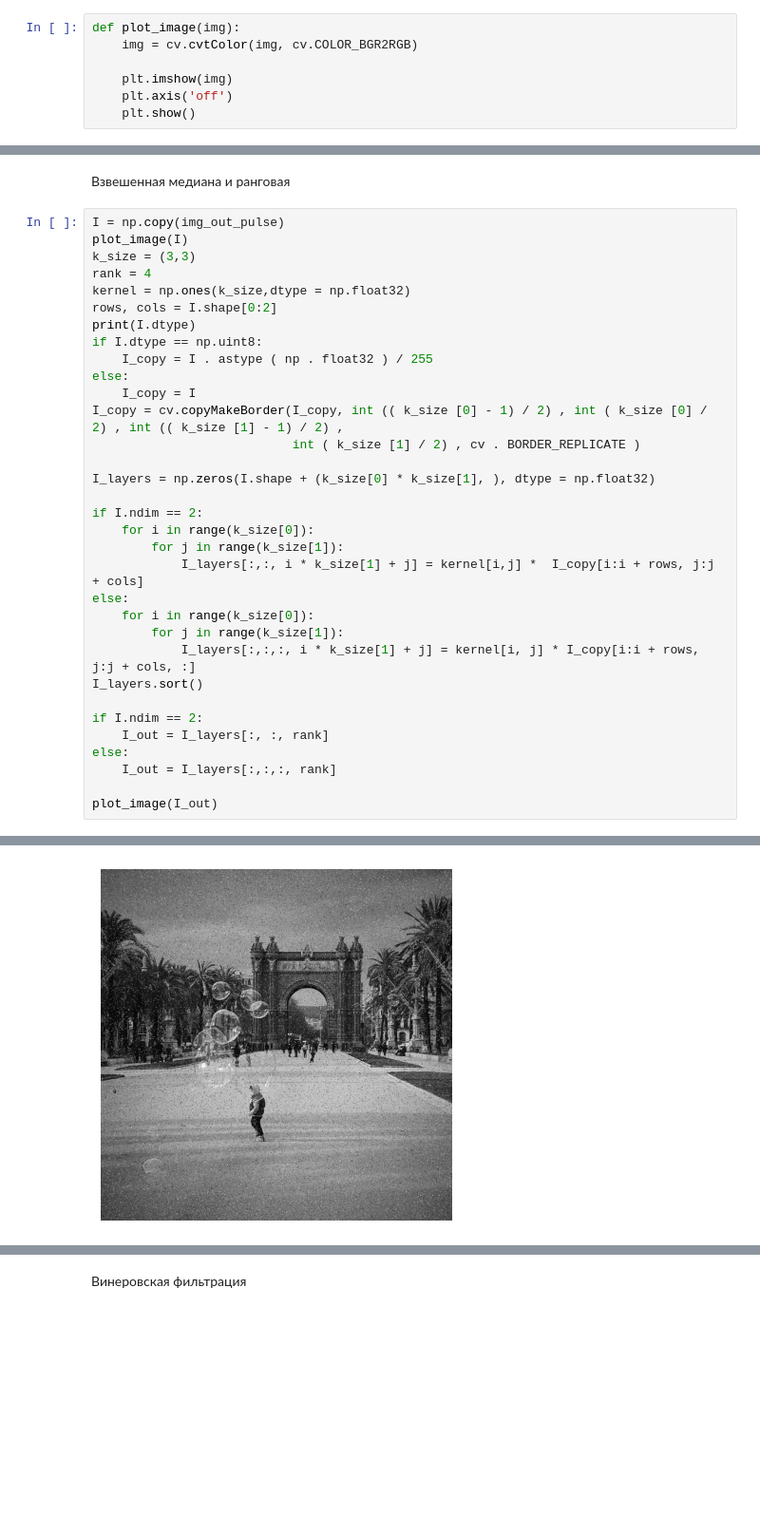
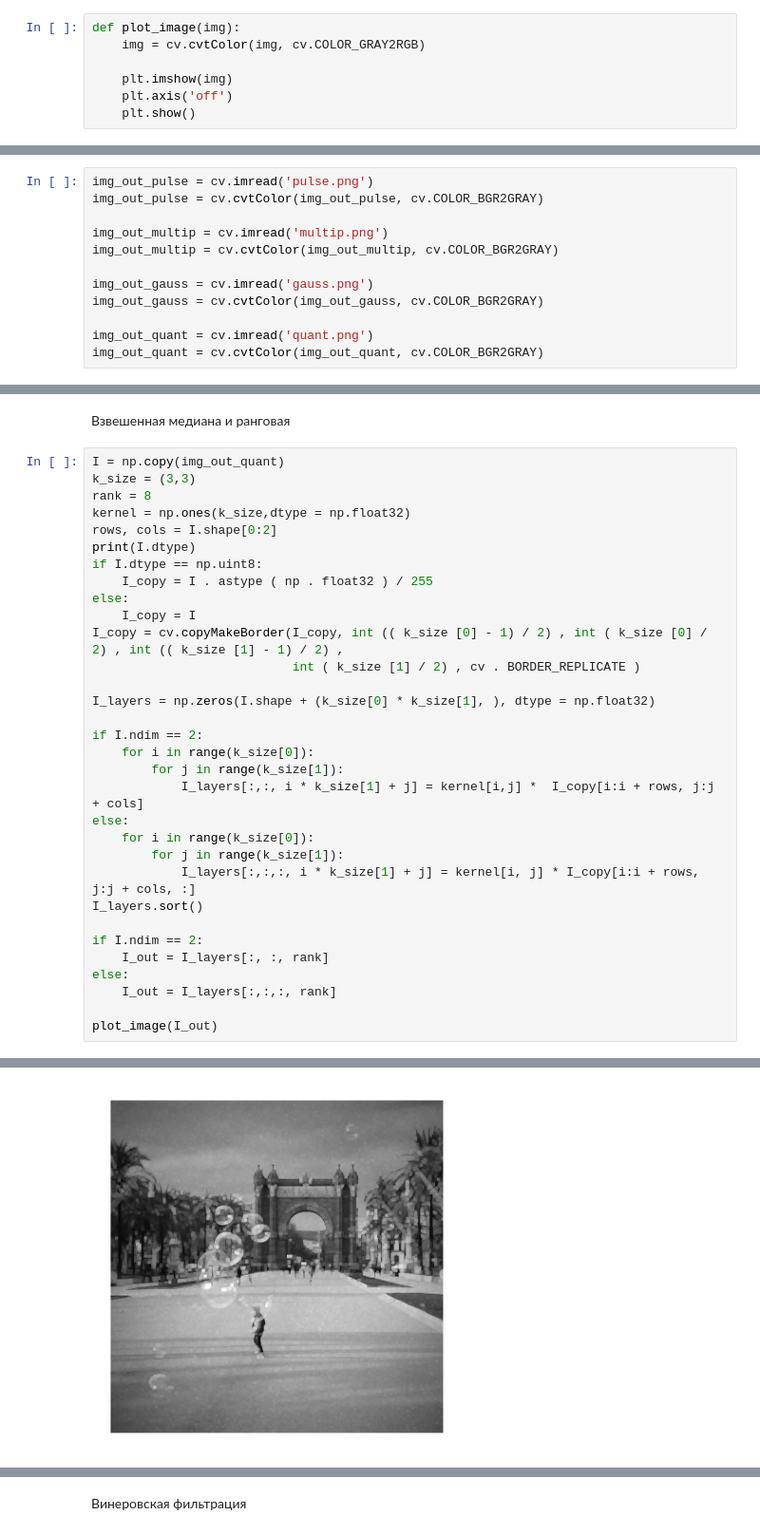
Before and after one commit to TorumEb/cvLabs, a Jupyter notebook: thirdLab/thirdEx.ipynb, the cells around one changed output, grey strips where cells are left out. Shown: that part at 95% size. Drawn from its saved outputs; the diff is of its cells as text; blank space fills up the shorter version.

```diff
--- a/thirdLab/thirdEx.ipynb
+++ b/thirdLab/thirdEx.ipynb
@@ -5,7 +5,7 @@ import matplotlib.pyplot as plt
 import scipy
 # %%
 def plot_image(img):
-    img = cv.cvtColor(img, cv.COLOR_BGR2RGB)
+    img = cv.cvtColor(img, cv.COLOR_GRAY2RGB)
 
     plt.imshow(img)
     plt.axis('off')
@@ -82,3 +26,15 @@ plot_image(img_out_quant)
+# %%
+img_out_pulse = cv.imread('pulse.png')
+img_out_pulse = cv.cvtColor(img_out_pulse, cv.COLOR_BGR2GRAY)
+
+img_out_multip = cv.imread('multip.png')
+img_out_multip = cv.cvtColor(img_out_multip, cv.COLOR_BGR2GRAY)
+
+img_out_gauss = cv.imread('gauss.png')
+img_out_gauss = cv.cvtColor(img_out_gauss, cv.COLOR_BGR2GRAY)
+
+img_out_quant = cv.imread('quant.png')
+img_out_quant = cv.cvtColor(img_out_quant, cv.COLOR_BGR2GRAY)
 # %% [markdown]
 Начнем с медианной фильтрации
 # %%
@@ -89,10 +47,9 @@ plot_image(out)
 # %% [markdown]
 Взвешенная медиана и ранговая
 # %%
-I = np.copy(img_out_pulse)
-plot_image(I)
+I = np.copy(img_out_quant)
 k_size = (3,3)
-rank = 4
+rank = 8
 kernel = np.ones(k_size,dtype = np.float32)
 rows, cols = I.shape[0:2]
 print(I.dtype)
@@ -125 +83 @@ plot_image(I_out)
-[figure, old version]
+[figure, new version]
```
Also changed, not shown: parts of 8 cells of this notebook, 5 other files.
